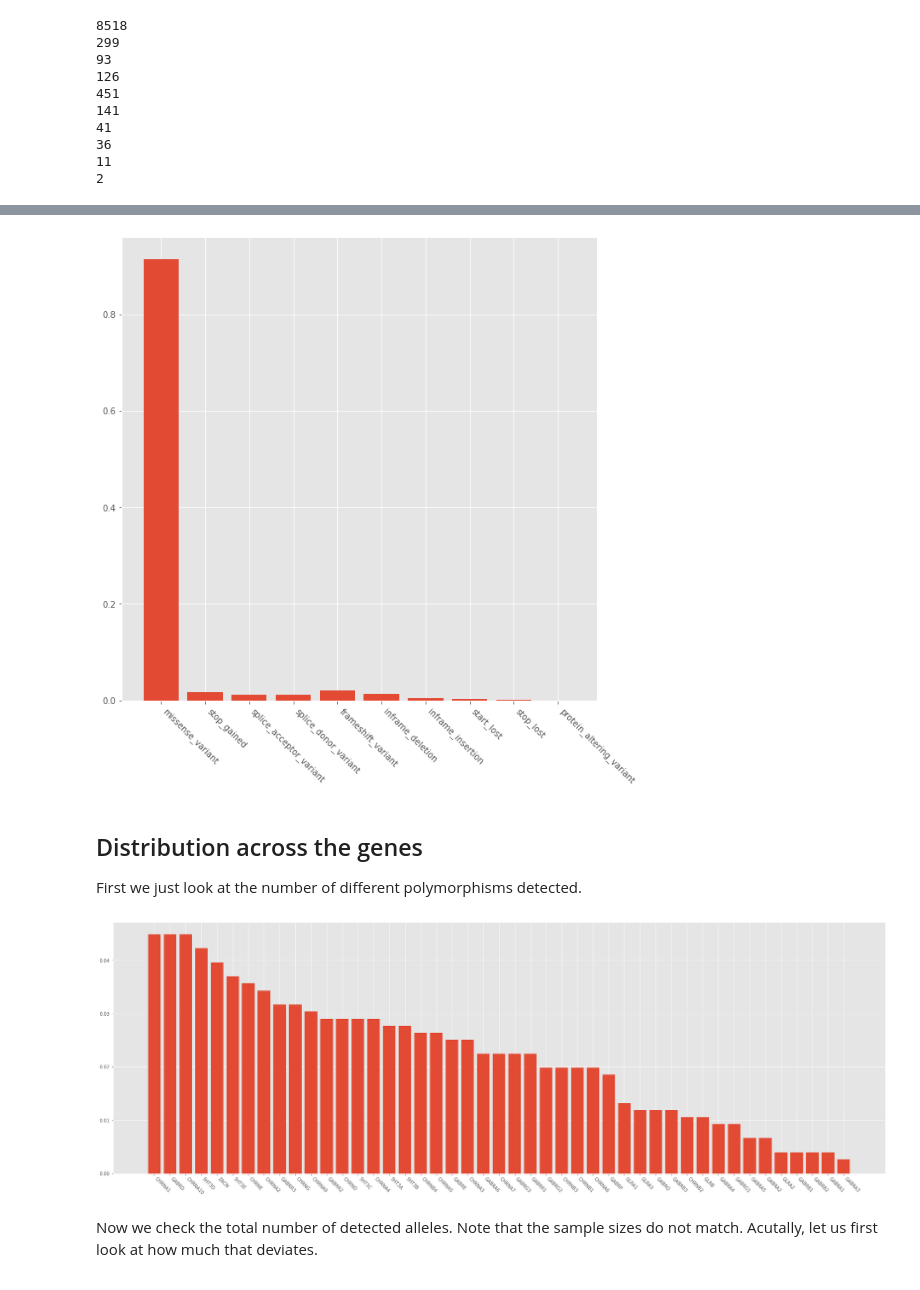
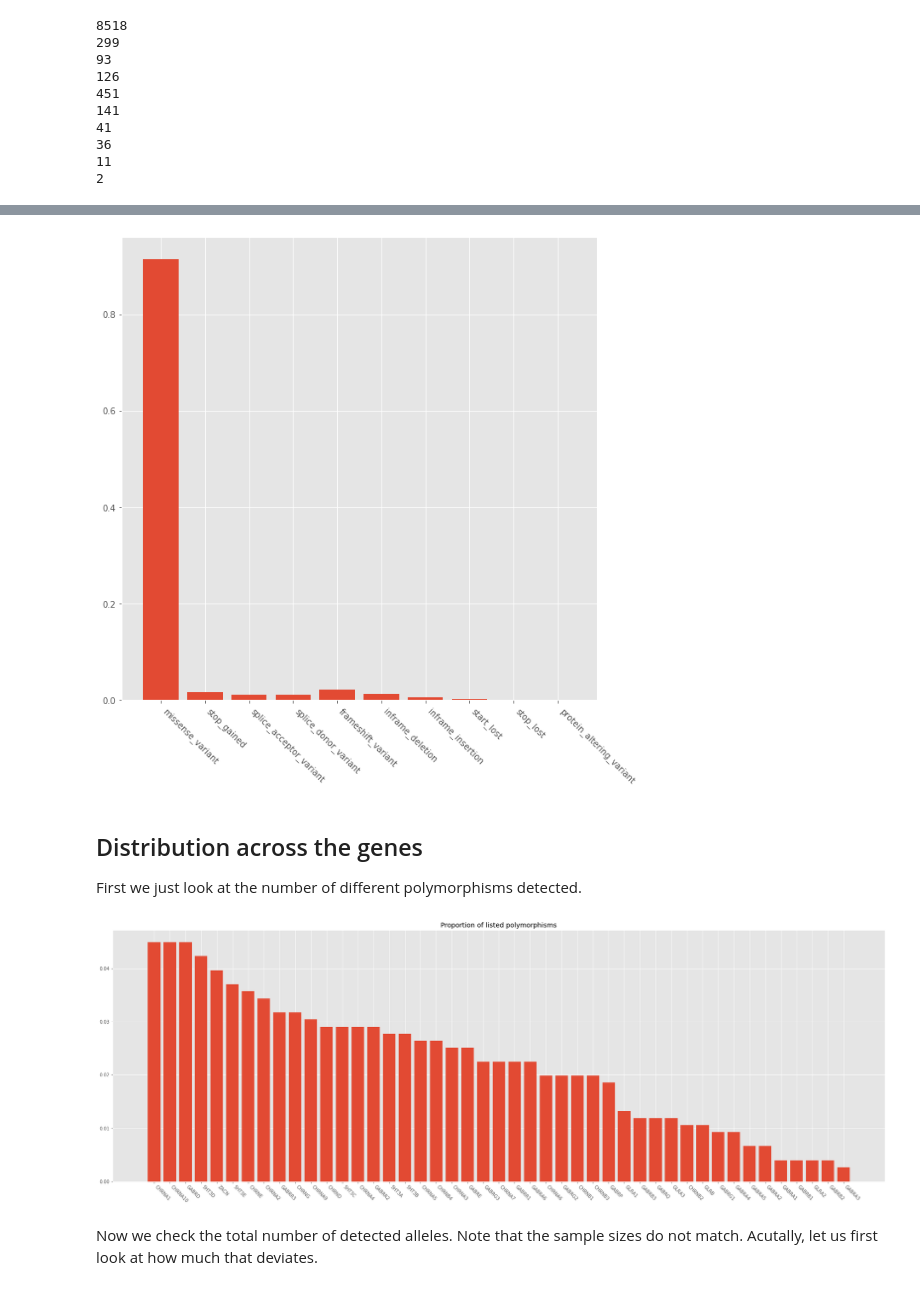
Before and after one commit to JureFabjan/gnomAD, a Jupyter notebook: Processing.ipynb, the cells around one changed output, grey strips where cells are left out. Cells and saved outputs as stored; diff of their text form; code cells hidden in the pictures.

```diff
--- a/Processing.ipynb
+++ b/Processing.ipynb
@@ -196 +146,4 @@ pyplot.show()
+# %%
+dataset = dataset[dataset["Source"] == "gnomAD Genomes"]
+dataset.reset_index(inplace=True)
 # %% [markdown]
@@ -221,7 +173,7 @@ pyplot.bar(_VEPs, [sum(subdata["VEP Annotation"] == x)/subdata.shape[0]  for x i
 pyplot.xticks(rotation=-45, horizontalalignment="left")
 pyplot.show()
 # %% [output]
-[figure, old version]
+[figure, new version]
 # %% [markdown]
 ## Distribution across the genes
 First we just look at the number of different polymorphisms detected.
@@ -234,9 +186,10 @@ _values.sort_values(by="Value", ascending=False, inplace=True, ignore_index=True
 # %%
 pyplot.bar(_values["Gene"], _values["Value"])
 pyplot.xticks(rotation=-45, horizontalalignment="left")
+pyplot.title("Proportion of listed polymorphisms")
 pyplot.show()
 # %% [output]
-[figure, old version]
+[figure, new version]
 # %% [markdown]
 Now we check the total number of detected alleles. Note that the sample sizes do not match. Acutally, let us first look at how much that deviates.
 # %%
```
Also changed, not shown: parts of 49 cells of this notebook.
